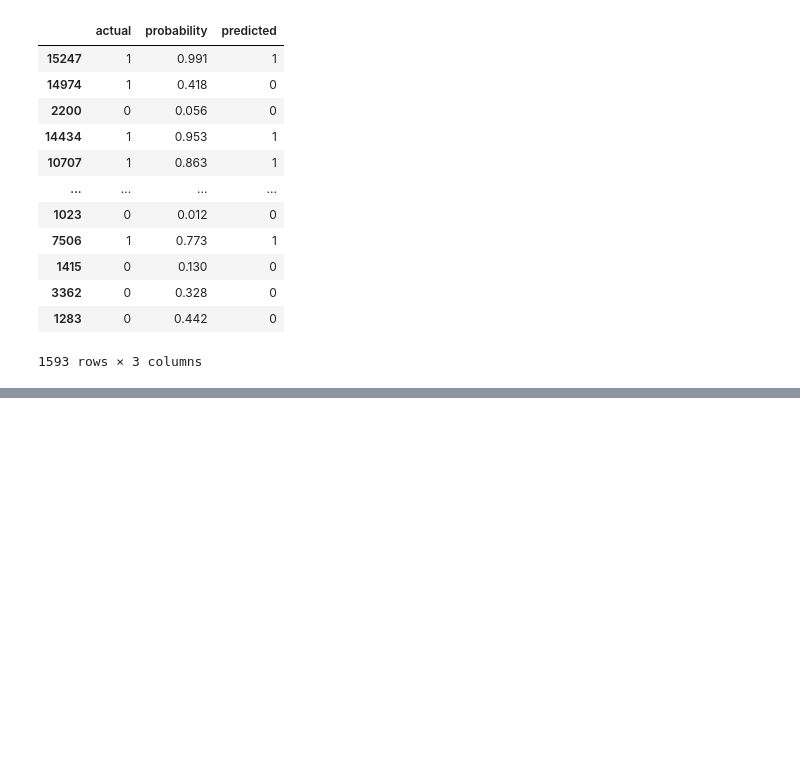
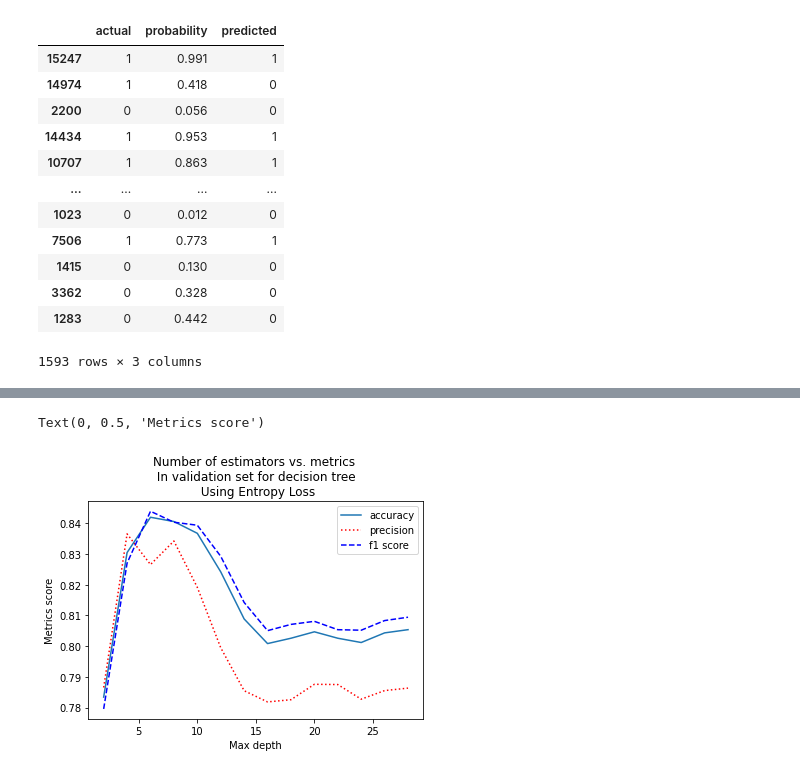
Before and after one commit to Fatemeh-Khosravi/Customer-Churn-Prediction, a Jupyter notebook: ADS505-FinalProject-ChrunPrediction.ipynb, the cells around one changed output, grey strips where cells are left out. Saved outputs shown, nothing was run; the diff lists cells and outputs as text; code cells hidden in the pictures; blank space fills up the shorter version.

```diff
--- a/ADS505-FinalProject-ChrunPrediction.ipynb
+++ b/ADS505-FinalProject-ChrunPrediction.ipynb
@@ -506,0 +579,13 @@ rf_result
+# %%
+dt_results = []
+criterion = ["gini", "entropy", "log_loss"]
+
+for x in criterion:
+    dt = DecisionTreeClassifier(criterion = x, random_state = 1).fit(trainX, trainy)
+    dt_results.append({'criterion': x, 'accuracy': accuracy_score(validy, dt.predict(validX)),
+                      'precision': precision_score(validy, dt.predict(validX)),
+                      'f1_score': f1_score(validy, dt.predict(validX))})
+
+
+# Convert results to a pandas data frame
+dt_results = pd.DataFrame(dt_results)
@@ -506,0 +599,9 @@ rf_result
+# %%
+dt_results_depth = []
+
+for x in range(2, 30, 2):
+    dt = DecisionTreeClassifier(max_depth = x, criterion = "entropy", random_state = 1).fit(trainX, trainy)
+    dt_results_depth.append({'max_depth': x, 'accuracy': accuracy_score(validy, dt.predict(validX)),
+                      'precision': precision_score(validy, dt.predict(validX)),
+                      'f1_score': f1_score(validy, dt.predict(validX))})
+dt_results_depth = pd.DataFrame(dt_results_depth)
@@ -506,0 +626,12 @@ rf_result
+# %%
+# show accuracy by depth
+plt.plot(dt_results_depth['max_depth'], dt_results_depth.accuracy, linestyle='-', label = "accuracy")
+plt.plot(dt_results_depth['max_depth'], dt_results_depth.precision, linestyle=':', c='red', label = "precision")
+plt.plot(dt_results_depth['max_depth'], dt_results_depth['f1_score'], linestyle='--', c='blue', label = "f1 score")
+plt.title('Number of estimators vs. metrics \n In validation set for decision tree \n Using Entropy Loss')
+plt.legend()
+plt.xlabel('Max depth')
+plt.ylabel('Metrics score')
+# %% [output]
+Text(0, 0.5, 'Metrics score')
+[figure, added]
```
Also changed, not shown: parts of 18 cells of this notebook.
